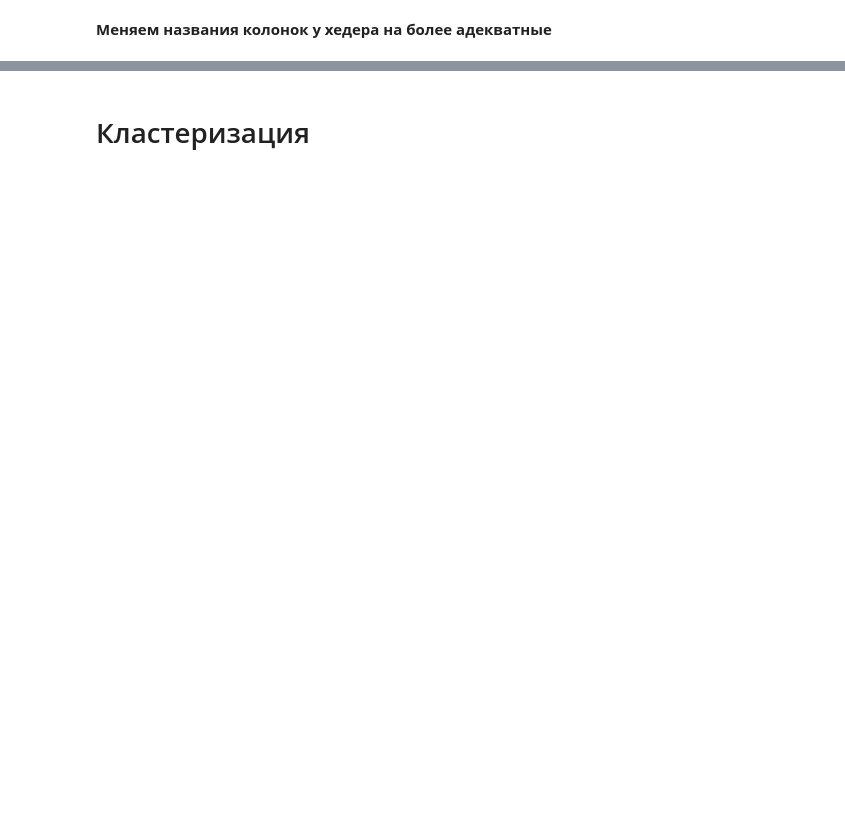
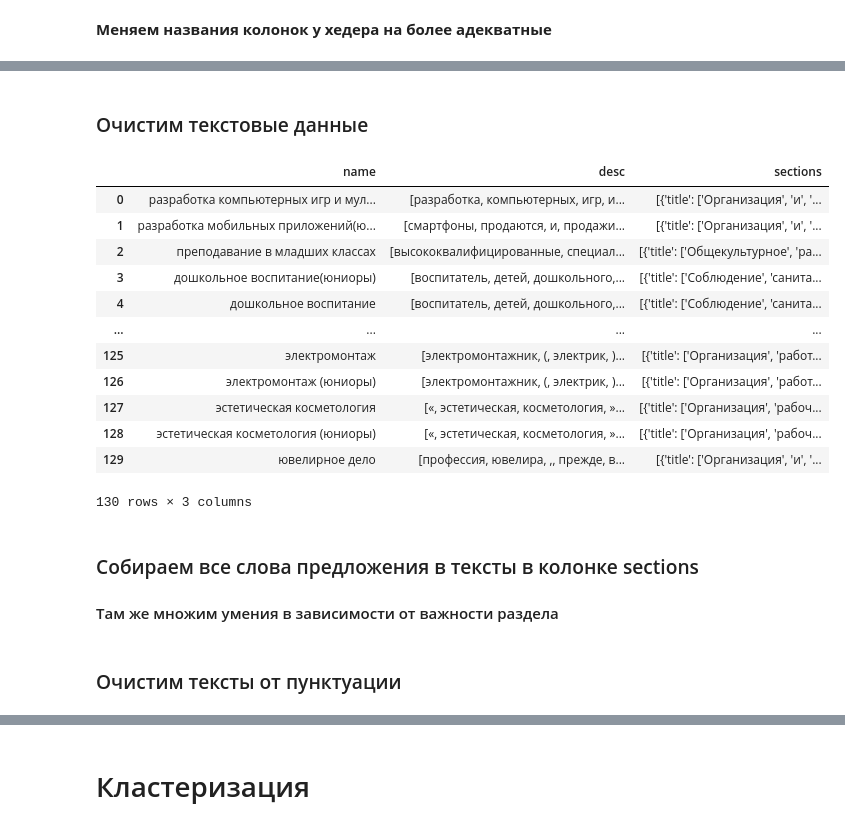
Before and after one commit to SavaFeeD/WSR_compet, a Jupyter notebook: C[1].ipynb, the cells around one changed output, grey strips where cells are left out. Saved outputs shown, nothing was run; the diff lists cells and outputs as text; code cells hidden in the pictures; blank space fills up the shorter version.

```diff
--- a/C[1].ipynb
+++ b/C[1].ipynb
@@ -40,0 +93,2 @@ df
+# %% [markdown]
+### Очистим текстовые данные
@@ -40,0 +99,34 @@ df
+# %%
+def clean_word_tok(text):
+    return word_tokenize(text)
+
+def clean_sect_word_tok(sec):
+    section = sec
+
+    for key, item in enumerate(section):
+        section[key]['title'] = word_tokenize(item['title'])
+        section[key]['skills'] = word_tokenize(item['skills'])
+    return section
+# %%
+new_df['sections'] = new_df['sections'].apply(clean_sect_word_tok)
+# %%
+new_df['desc'] = new_df['desc'].apply(clean_word_tok)
+# %%
+new_df
+# %% [output]
+|  | name | desc | sections |
+| 0 | разработка компьютерных игр и мул... | [разработка, компьютерных, игр, и... | [{'title': ['Организация', 'и', '... |
+| 1 | разработка мобильных приложений(ю... | [смартфоны, продаются, и, продажи... | [{'title': ['Организация', 'и', '... |
+| 2 | преподавание в младших классах | [высококвалифицированные, специал... | [{'title': ['Общекультурное', 'ра... |
+| 3 | дошкольное воспитание(юниоры) | [воспитатель, детей, дошкольного,... | [{'title': ['Соблюдение', 'санита... |
+| 4 | дошкольное воспитание | [воспитатель, детей, дошкольного,... | [{'title': ['Соблюдение', 'санита... |
+| ... | ... | ... | ... |
+| 125 | электромонтаж | [электромонтажник, (, электрик, )... | [{'title': ['Организация', 'работ... |
+| 126 | электромонтаж (юниоры) | [электромонтажник, (, электрик, )... | [{'title': ['Организация', 'работ... |
+| 127 | эстетическая косметология | [«, эстетическая, косметология, »... | [{'title': ['Организация', 'рабоч... |
+| 128 | эстетическая косметология (юниоры) | [«, эстетическая, косметология, »... | [{'title': ['Организация', 'рабоч... |
+| 129 | ювелирное дело | [профессия, ювелира, ,, прежде, в... | [{'title': ['Организация', 'и', '... |
+130 rows × 3 columns
+# %% [markdown]
+### Собираем все слова предложения в тексты в колонке sections
+#### Там же множим умения в зависимости от важности раздела
@@ -40,0 +151,2 @@ df
+# %% [markdown]
+### Очистим тексты от пунктуации
```
Also changed, not shown: parts of 70 cells of this notebook, 15 other files.
